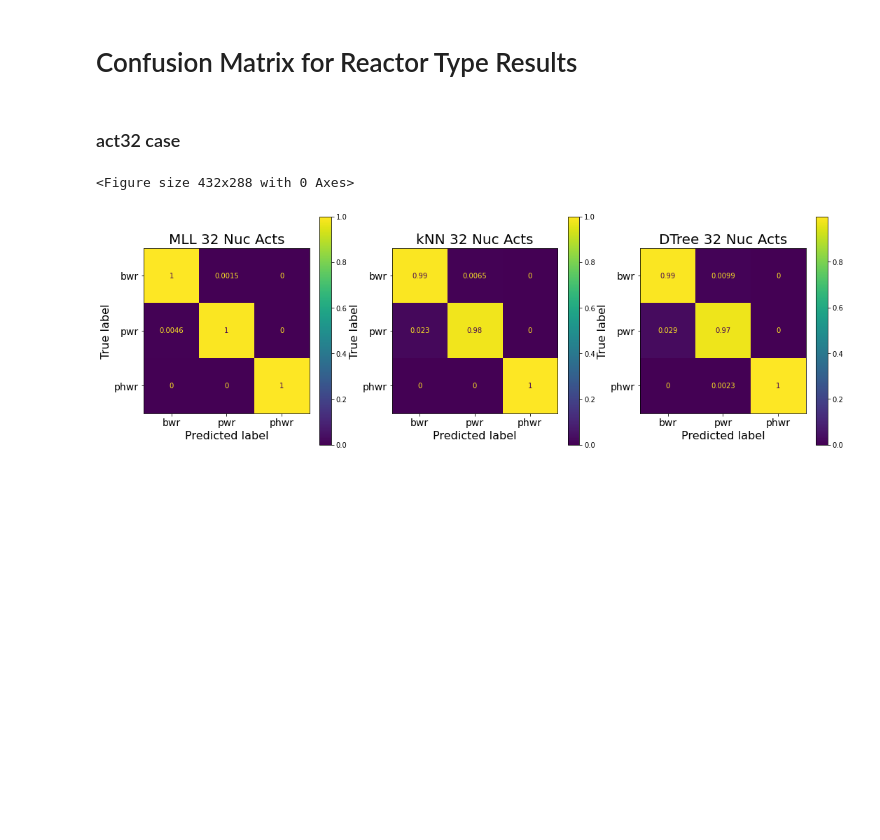
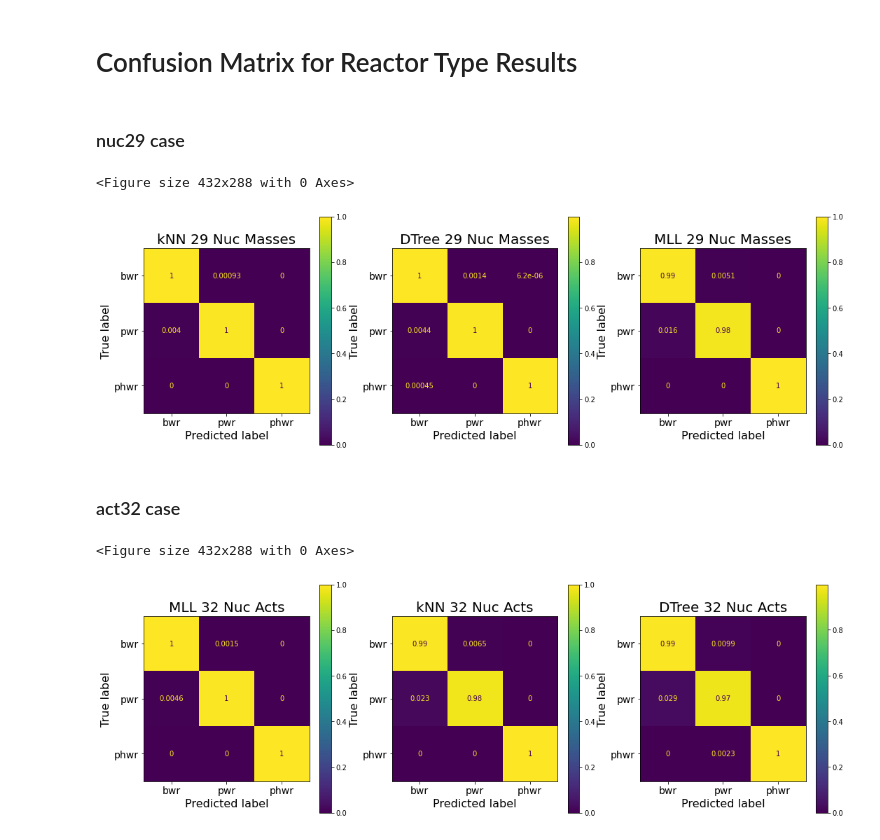
Before and after one commit to opotowsky/process_results, a Jupyter notebook: confusion_matrix.ipynb, the cells around one changed output. Saved outputs shown, nothing was run; the diff lists cells and outputs as text; code cells hidden in the pictures; blank space fills up the shorter version.

Commit message:
conf matrix for nuc29 case

```diff
--- a/confusion_matrix.ipynb
+++ b/confusion_matrix.ipynb
@@ -17,10 +17,19 @@ pred = ['reactor', 'burnup', 'enrichment', 'cooling']
 predmll = ['ReactorType', 'Burnup', 'Enrichment', 'CoolingTime']
 cm_labels = ['bwr', 'pwr', 'phwr']
 # %%
-def plot_cm(cm_list, descrip):
+def plot_cm(knn, dtr, mll, descrip):
+
+    mll_cm = confusion_matrix(mll[predmll[0]], mll['pred_' + predmll[0]], labels=cm_labels, normalize='true')
+    mll_cm = ConfusionMatrixDisplay(confusion_matrix=mll_cm, display_labels=cm_labels)
+    knn_cm = confusion_matrix(knn['TrueY'], knn['kNN'], labels=cm_labels, normalize='true')
+    knn_cm = ConfusionMatrixDisplay(confusion_matrix=knn_cm, display_labels=cm_labels)
+    dtr_cm = confusion_matrix(dtr['TrueY'], dtr['DTree'], labels=cm_labels, normalize='true')
+    dtr_cm = ConfusionMatrixDisplay(confusion_matrix=dtr_cm, display_labels=cm_labels)
+    cm_list = [knn_cm, dtr_cm, mll_cm]
+
     plt.clf()
     fig, axs = plt.subplots(nrows=1, ncols=3, sharex=False, sharey=False, figsize=(18,6))
-    titles = ['MLL', 'kNN', 'DTree']
+    titles = ['kNN', 'DTree', 'MLL']
     for a, ax in enumerate(axs):
         cm = cm_list[a].plot(ax=ax)
         ax.xaxis.label.set_size(16)
@@ -31,10 +40,21 @@ def plot_cm(cm_list, descrip):
     plt.show()
 
     sv_fig = './plots/confusion_matrix_auto_d1.png'
-    fig.savefig(sv_fig, bbox_inches='tight', transparent=True)
+    #fig.savefig(sv_fig, bbox_inches='tight', transparent=True)
     return
 # %% [markdown]
 # Confusion Matrix for Reactor Type Results
+# %% [markdown]
+### nuc29 case
+# %%
+mll = pd.read_csv(mll_nuc + 'nuc29/Job0_unc0.01/Job0_unc0.01.csv')
+knn = pd.read_csv(learn_nuc + 'cv_pred/cv5/nuc29/reactor_knn_tset1.0_nuc29_predictions.csv')
+dtr = pd.read_csv(learn_nuc + 'cv_pred/cv5/nuc29/reactor_dtree_tset1.0_nuc29_predictions.csv')
+# %%
+plot_cm(knn, dtr, mll, ' 29 Nuc Masses')
+# %% [output]
+<Figure size 432x288 with 0 Axes>
+[figure, added]
 # %% [markdown]
 ### act32 case
 # %%
```
Also changed, not shown: parts of 3 cells of this notebook.
